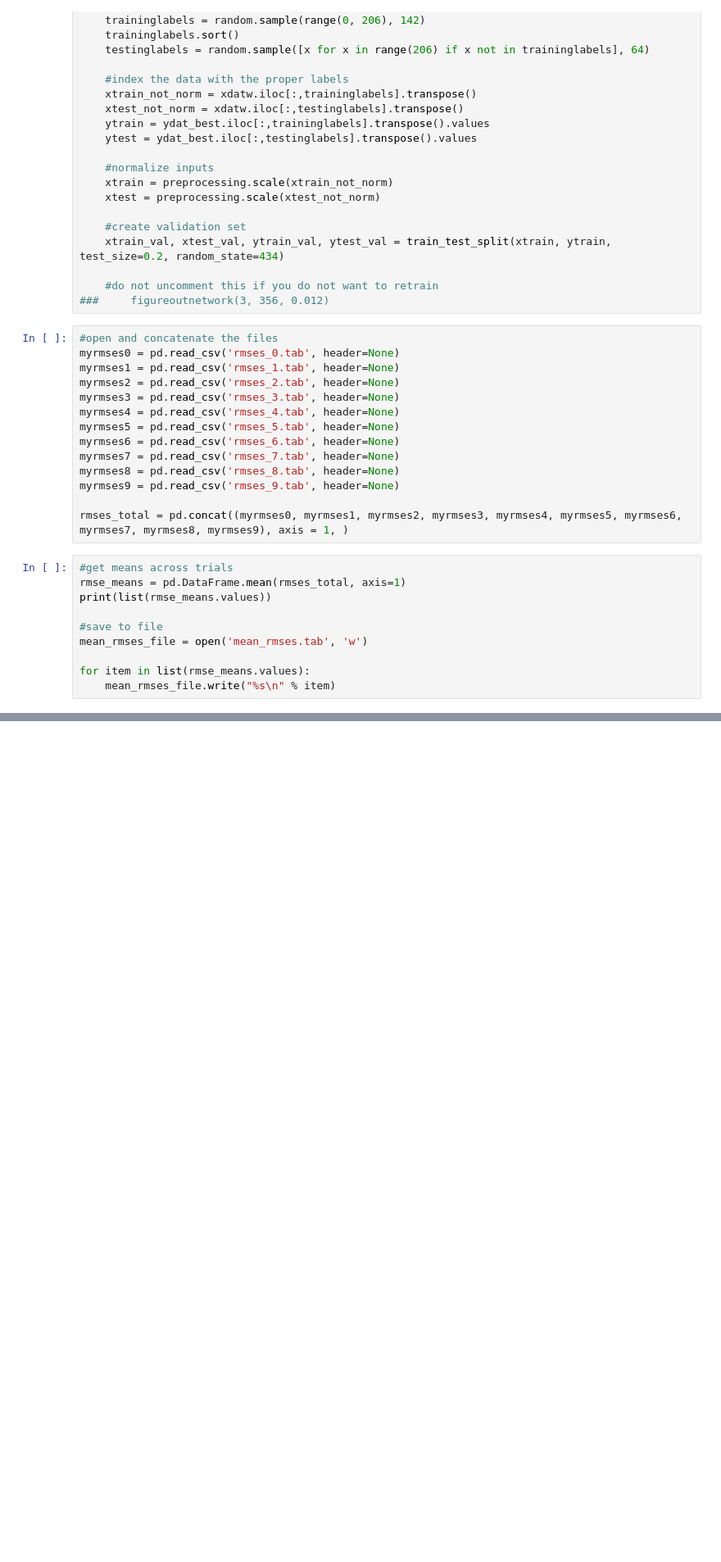
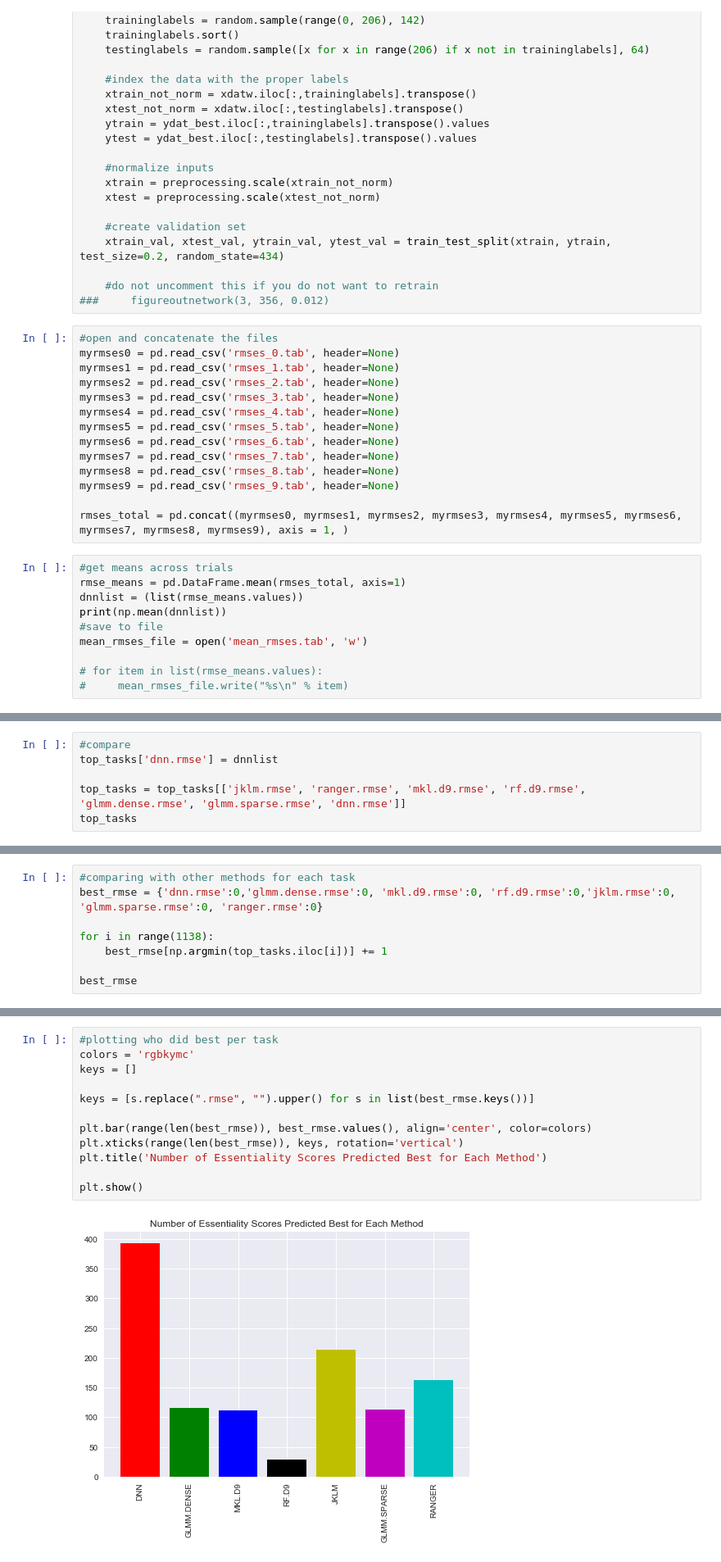
Before and after one commit to Stuartlab-UCSC/deep_essentiality, a Jupyter notebook: Random_Splits_Multitasking.ipynb, the cells around one changed output, grey strips where cells are left out. Shown at 82% size. Saved outputs shown, nothing was run; the diff lists cells and outputs as text; blank space fills up the shorter version.

Commit message:
Added graph that compares DNN with other methods

```diff
--- a/Random_Splits_Multitasking.ipynb
+++ b/Random_Splits_Multitasking.ipynb
@@ -234,11 +234,11 @@ rmses_total = pd.concat((myrmses0, myrmses1, myrmses2, myrmses3, myrmses4, myrms
 # %%
 #get means across trials
 rmse_means = pd.DataFrame.mean(rmses_total, axis=1)
-print(list(rmse_means.values))
-
+dnnlist = (list(rmse_means.values))
+print(np.mean(dnnlist))
 #save to file
 mean_rmses_file = open('mean_rmses.tab', 'w')
 
-for item in list(rmse_means.values):
-    mean_rmses_file.write("%s\n" % item)
+# for item in list(rmse_means.values):
+#     mean_rmses_file.write("%s\n" % item)
 # %% [output]
@@ -245,0 +246,6 @@ for item in list(rmse_means.values):
+# %%
+#compare
+top_tasks['dnn.rmse'] = dnnlist
+
+top_tasks = top_tasks[['jklm.rmse', 'ranger.rmse', 'mkl.d9.rmse', 'rf.d9.rmse', 'glmm.dense.rmse', 'glmm.sparse.rmse', 'dnn.rmse']]
+top_tasks
@@ -245,0 +271,8 @@ for item in list(rmse_means.values):
+# %%
+#comparing with other methods for each task
+best_rmse = {'dnn.rmse':0,'glmm.dense.rmse':0, 'mkl.d9.rmse':0, 'rf.d9.rmse':0,'jklm.rmse':0, 'glmm.sparse.rmse':0, 'ranger.rmse':0}
+
+for i in range(1138):
+    best_rmse[np.argmin(top_tasks.iloc[i])] += 1
+
+best_rmse
@@ -245,0 +287,14 @@ for item in list(rmse_means.values):
+# %%
+#plotting who did best per task
+colors = 'rgbkymc'
+keys = []
+
+keys = [s.replace(".rmse", "").upper() for s in list(best_rmse.keys())]
+
+plt.bar(range(len(best_rmse)), best_rmse.values(), align='center', color=colors)
+plt.xticks(range(len(best_rmse)), keys, rotation='vertical')
+plt.title('Number of Essentiality Scores Predicted Best for Each Method')
+
+plt.show()
+# %% [output]
+[figure, added]
```
Also changed, not shown: parts of 3 cells of this notebook.
